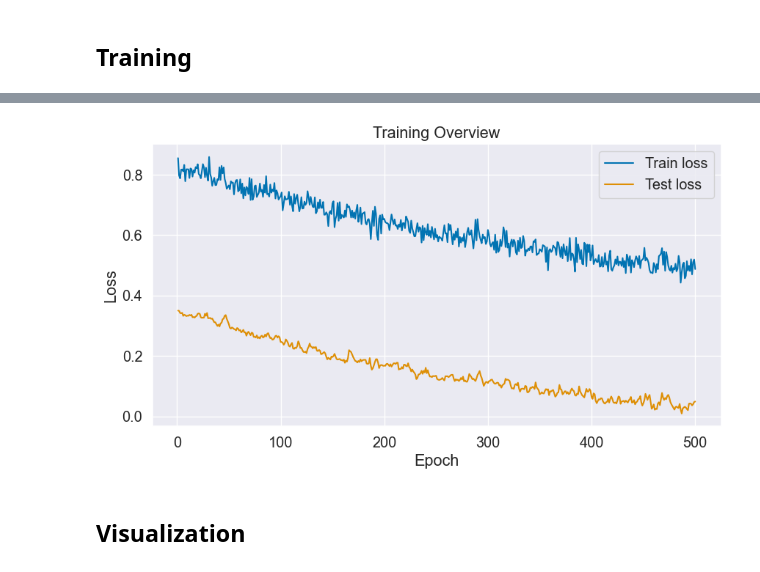
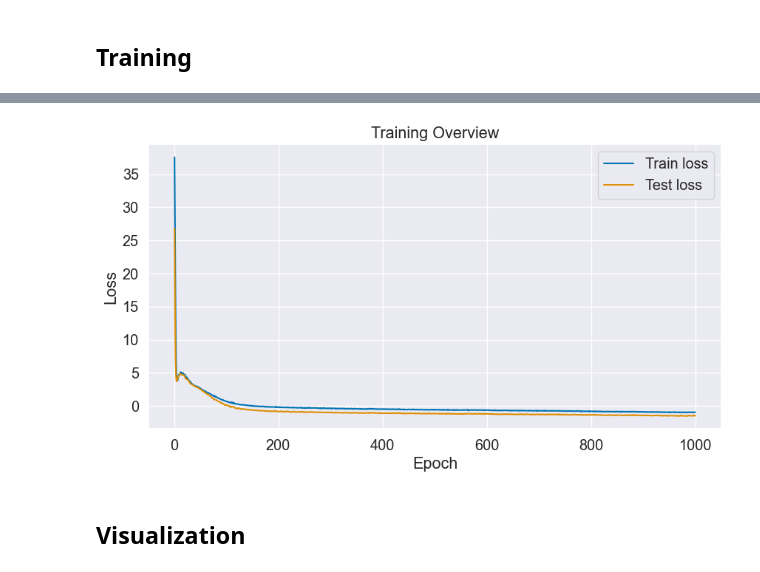
Before and after one commit to sfriedowitz/pytorch-examples, a Jupyter notebook: uncertainty.ipynb, the cells around one changed output, grey strips where cells are left out. Cells and saved outputs as stored; diff of their text form; code cells hidden in the pictures.

Commit message:
update mvn network and training

```diff
--- a/uncertainty.ipynb
+++ b/uncertainty.ipynb
@@ -46,7 +46,7 @@ def train_one_step(model, optimizer, x, y):
     optimizer.step()
     return loss
 
-def train(model, optimizer, train_dataset, test_dataset, n_epochs, batch_size=64, scheduler=None, print_every=10):
+def train(model, optimizer, train_dataset, test_dataset, n_epochs, batch_size=128, scheduler=None, print_every=10):
     device = "cuda" if torch.cuda.is_available() else "cpu"
     model.to(device)
 
@@ -413,16 +413,16 @@ f, ax = plot_normal_distributions(y_hat, std, [low_ix, average_ix, high_ix])
 def rosenbrock(x):
     return torch.diff(x, axis=1).sum(axis=1) + (x - 1).sum(axis=1)
 
-def multitask_objective(x):
+def multitask_objective(x, period=0.5, noise=0.0):
     y1 = rosenbrock(x)
-    y2 = torch.sin(0.5 * y1) + 0.25 * torch.randn(y1.shape)
+    y2 = torch.sin(period * y1) + noise * torch.randn(y1.shape)
     return torch.stack([y1, y2], axis=1)
 # %%
-n = 2000
-input_size = 10
+n = 5000
+input_size = 5
 
 x = torch.randn(n, input_size)
-y = multitask_objective(x)
+y = multitask_objective(x, noise=0.05, period=0.25)
 
 fig, ax = plt.subplots(1, figsize=(8, 5))
 ax.scatter(y[:,0], y[:,1])
@@ -450,6 +450,17 @@ label_size = y_train.shape[1]
 hidden_size = 64
 
 model = DeepMultivariateNormal(input_size=input_size, hidden_size=hidden_size, label_size=label_size)
+
+learning_rate = 1e-2
+momentum = 0.9
+weight_decay = 1e-5
+
+optimizer = torch.optim.Adam(
+    model.parameters(),
+    lr=learning_rate,
+    weight_decay=weight_decay,
+)
+
 model
 # %% [output]
 DeepMultivariateNormal(
@@ -470,21 +481,9 @@ DeepMultivariateNormal(
   )
 )
 # %%
-learning_rate = 1e-3
-momentum = 0.9
-weight_decay = 1e-5
-
-optimizer = torch.optim.SGD(
-    model.parameters(),
-    lr=learning_rate,
-    momentum=momentum,
-    nesterov=True,
-    weight_decay=weight_decay,
-)
-
-n_epochs = 500
-batch_size = 250
-print_every = 10
+n_epochs = 1000
+batch_size=x_train.shape[0]
+print_every = 100
 
 train_losses, test_losses = train(
     model,
@@ -516,4 +509,4 @@ Epoch 500 | Train Loss = 0.4878 | Test loss = 0.0493 | Test RMSE = 0.3303
-[figure, old version]
+[figure, new version]
 # %% [markdown]
 ## Visualization
 # %%
```
Also changed, not shown: parts of 10 cells of this notebook, 1 other file.
